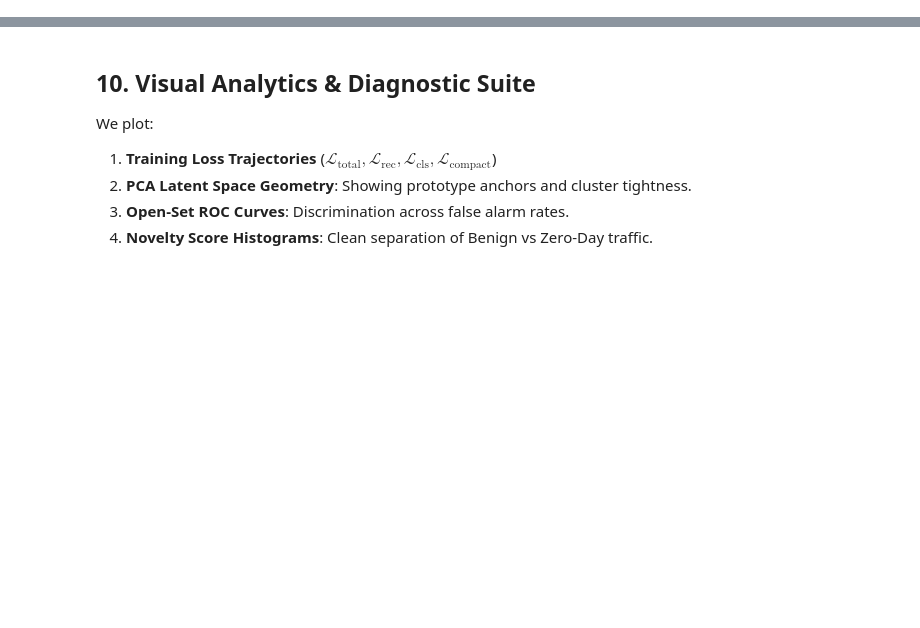
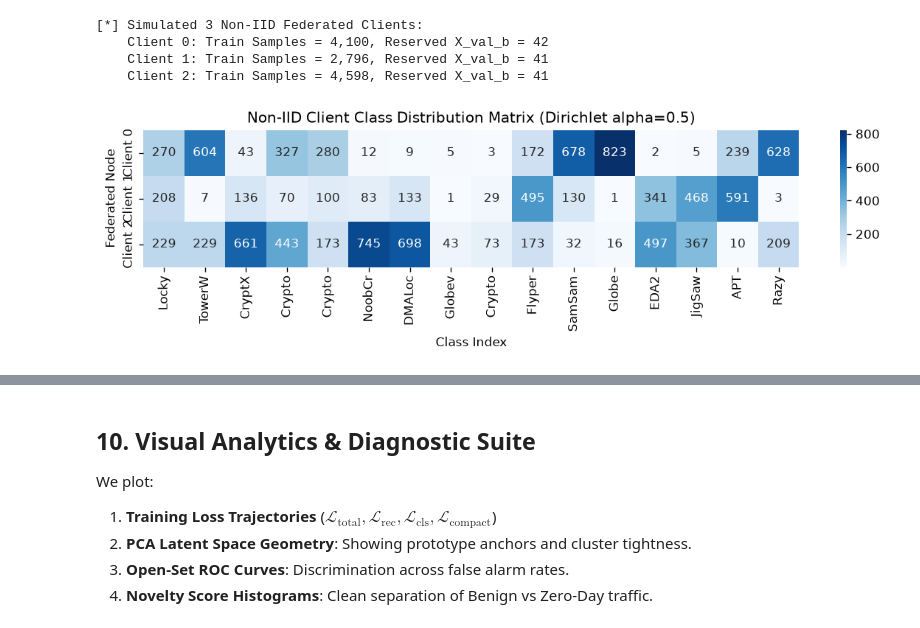
Before and after one commit to Sap1x/FedEVT-OSAD-Federated-Extreme-Value-Theory-Open-Set-Anomaly-Detection-for-Zero-Day-Cyberattacks, a Jupyter notebook: FedEVT_OSAD_Phase0_Phase1.ipynb, the cells around one changed output, grey strips where cells are left out. Cells and saved outputs as stored; diff of their text form; code cells hidden in the pictures; blank space fills up the shorter version.

```diff
--- a/FedEVT_OSAD_Phase0_Phase1.ipynb
+++ b/FedEVT_OSAD_Phase0_Phase1.ipynb
@@ -490,0 +374,80 @@ print('=' * 65)
+# %%
+@dataclass
+class ClientPartition:
+    client_id: int
+    train_indices: list
+    val_benign_indices: list
+    class_counts: dict
+    num_train_samples: int
+    num_val_benign_samples: int
+
+def dirichlet_partition(dataset, num_clients=3, alpha=0.5, benign_val_ratio=0.15, seed=42):
+    rng = np.random.RandomState(seed)
+    labels = dataset.y_windows.cpu().numpy()
+    num_samples = len(labels)
+    benign_idx = dataset.benign_label_idx
+    unique_classes = np.unique(labels)
+
+    client_train_idx = {i: [] for i in range(num_clients)}
+    client_val_b_idx = {i: [] for i in range(num_clients)}
+
+    for c in unique_classes:
+        c_indices = np.where(labels == c)[0]
+        rng.shuffle(c_indices)
+        if c == benign_idx and len(c_indices) > num_clients:
+            n_val = int(len(c_indices) * benign_val_ratio)
+            val_b_split = c_indices[:n_val]
+            train_split = c_indices[n_val:]
+            client_splits_b = np.array_split(val_b_split, num_clients)
+            for i in range(num_clients):
+                client_val_b_idx[i].extend(client_splits_b[i].tolist())
+            c_indices = train_split
+        props = rng.dirichlet(np.repeat(alpha, num_clients))
+        counts = np.round(props * len(c_indices)).astype(int)
+        diff = len(c_indices) - np.sum(counts)
+        counts[np.argmax(counts)] += diff
+        cur = 0
+        for i, cnt in enumerate(counts):
+            if cnt > 0:
+                client_train_idx[i].extend(c_indices[cur:cur+cnt].tolist())
+                cur += cnt
+
+    partitions = []
+    for i in range(num_clients):
+        tr_idx = client_train_idx[i]
+        vb_idx = client_val_b_idx[i]
+        c_counts = {}
+        if len(tr_idx) > 0:
+            u, cnts = np.unique(labels[tr_idx], return_counts=True)
+            c_counts = {int(k): int(v) for k, v in zip(u, cnts)}
+        partitions.append(ClientPartition(
+            client_id=i, train_indices=tr_idx, val_benign_indices=vb_idx,
+            class_counts=c_counts, num_train_samples=len(tr_idx), num_val_benign_samples=len(vb_idx)
+        ))
+    return partitions
+
+client_partitions = dirichlet_partition(train_ds, num_clients=CONFIG['num_clients'], alpha=CONFIG['alpha_dirichlet'])
+print(f'[*] Simulated {len(client_partitions)} Non-IID Federated Clients:')
+for p in client_partitions:
+    print(f'    Client {p.client_id}: Train Samples = {p.num_train_samples:,}, Reserved X_val_b = {p.num_val_benign_samples:,}')
+
+client_mat = np.zeros((CONFIG['num_clients'], fold.num_classes))
+for p in client_partitions:
+    for c_i, cnt in p.class_counts.items():
+        client_mat[p.client_id, c_i] = cnt
+
+plt.figure(figsize=(10, 3))
+sns.heatmap(client_mat, annot=True, fmt='.0f', cmap='Blues',
+            xticklabels=[k[:6] for k in fold.class_to_idx.keys()],
+            yticklabels=[f'Client {i}' for i in range(CONFIG['num_clients'])])
+plt.title('Non-IID Client Class Distribution Matrix (Dirichlet alpha=0.5)')
+plt.xlabel('Class Index')
+plt.ylabel('Federated Node')
+plt.tight_layout()
+plt.show()
+# %% [output]
+[*] Simulated 3 Non-IID Federated Clients:
+    Client 0: Train Samples = 4,100, Reserved X_val_b = 42
+    Client 1: Train Samples = 2,796, Reserved X_val_b = 41
+    Client 2: Train Samples = 4,598, Reserved X_val_b = 41
+[figure, added]
```
Also changed, not shown: parts of 45 cells of this notebook.
